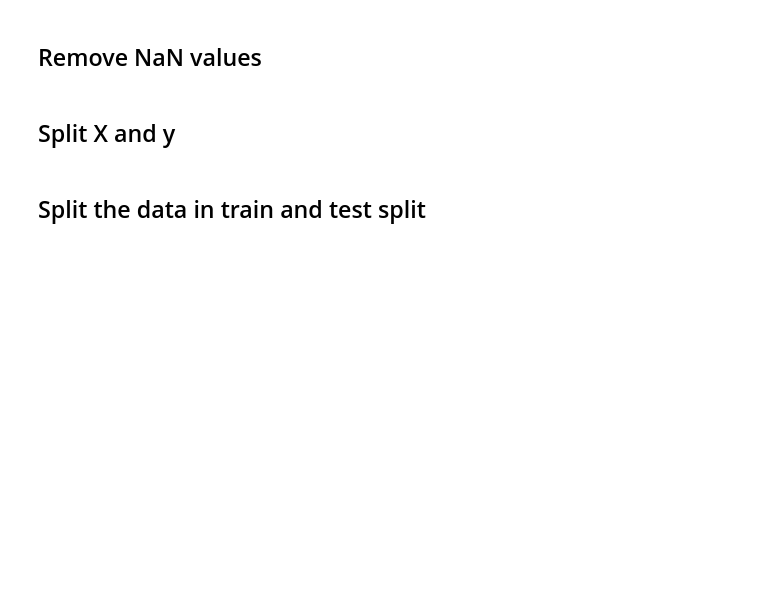
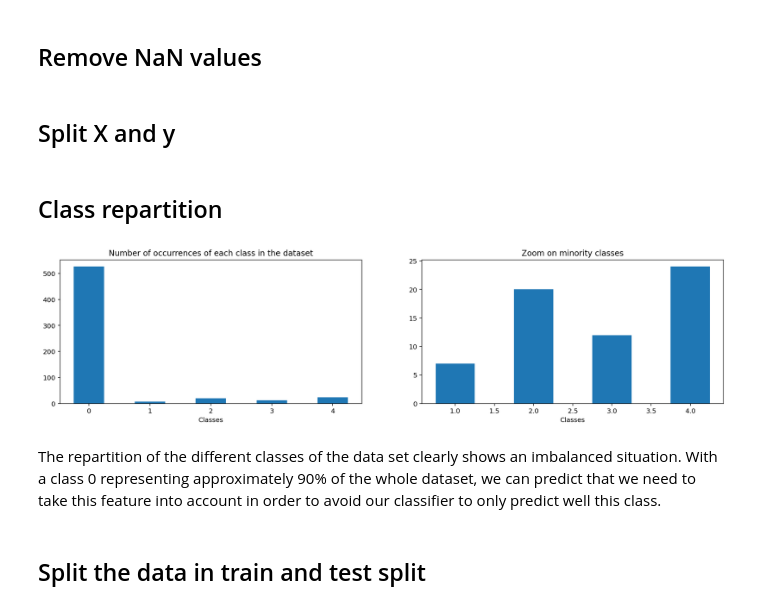
Before and after one commit to Victor-Manach/SD210, a Jupyter notebook: Classification_task.ipynb, the cells around one changed output. Cells and saved outputs as stored; diff of their text form; code cells hidden in the pictures; blank space fills up the shorter version.

```diff
--- a/Classification_task.ipynb
+++ b/Classification_task.ipynb
@@ -42,5 +51,23 @@ X = X.dropna()
 # %%
 y = X.Category
 X = X.drop('Category', axis=1)
+# %% [markdown]
+## Class repartition
+# %%
+plt.figure(figsize=(18,4))
+plt.subplot(1,2,1)
+plt.hist(y.values,bins=range(0,6), align='left', rwidth=0.5)
+plt.xlabel("Classes")
+plt.title("Number of occurrences of each class in the dataset")
+
+plt.subplot(1,2,2)
+plt.hist(y[y!=0].values,bins=range(1,6), align='left', rwidth=0.5)
+plt.xlabel("Classes")
+plt.title("Zoom on minority classes")
+plt.show()
+# %% [output]
+[figure, added]
+# %% [markdown]
+The repartition of the different classes of the data set clearly shows an imbalanced situation. With a class 0 representing approximately 90% of the whole dataset, we can predict that we need to take this feature into account in order to avoid our classifier to only predict well this class.
 # %% [markdown]
 ## Split the data in train and test split
```
Also changed, not shown: parts of 79 cells of this notebook.
